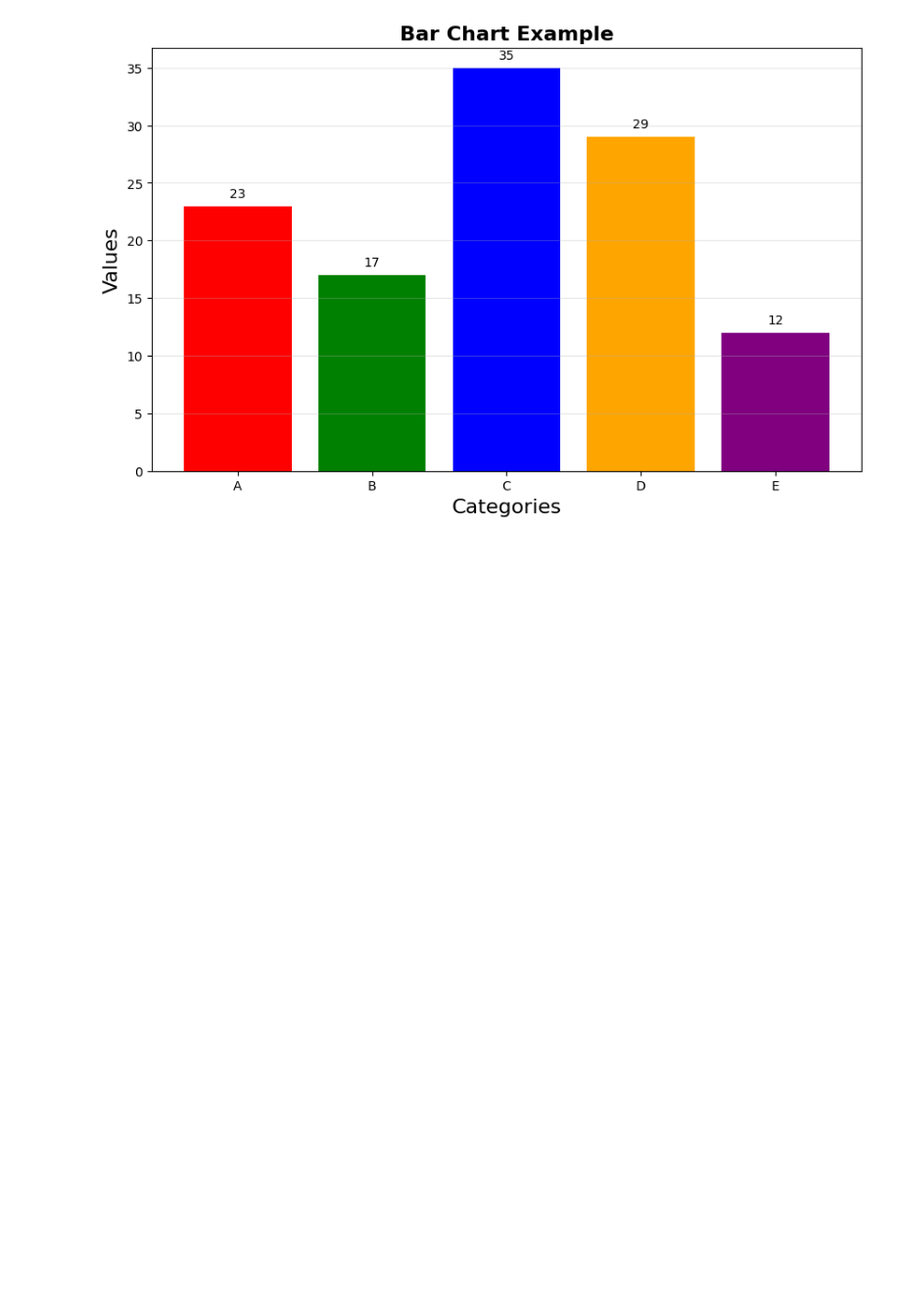
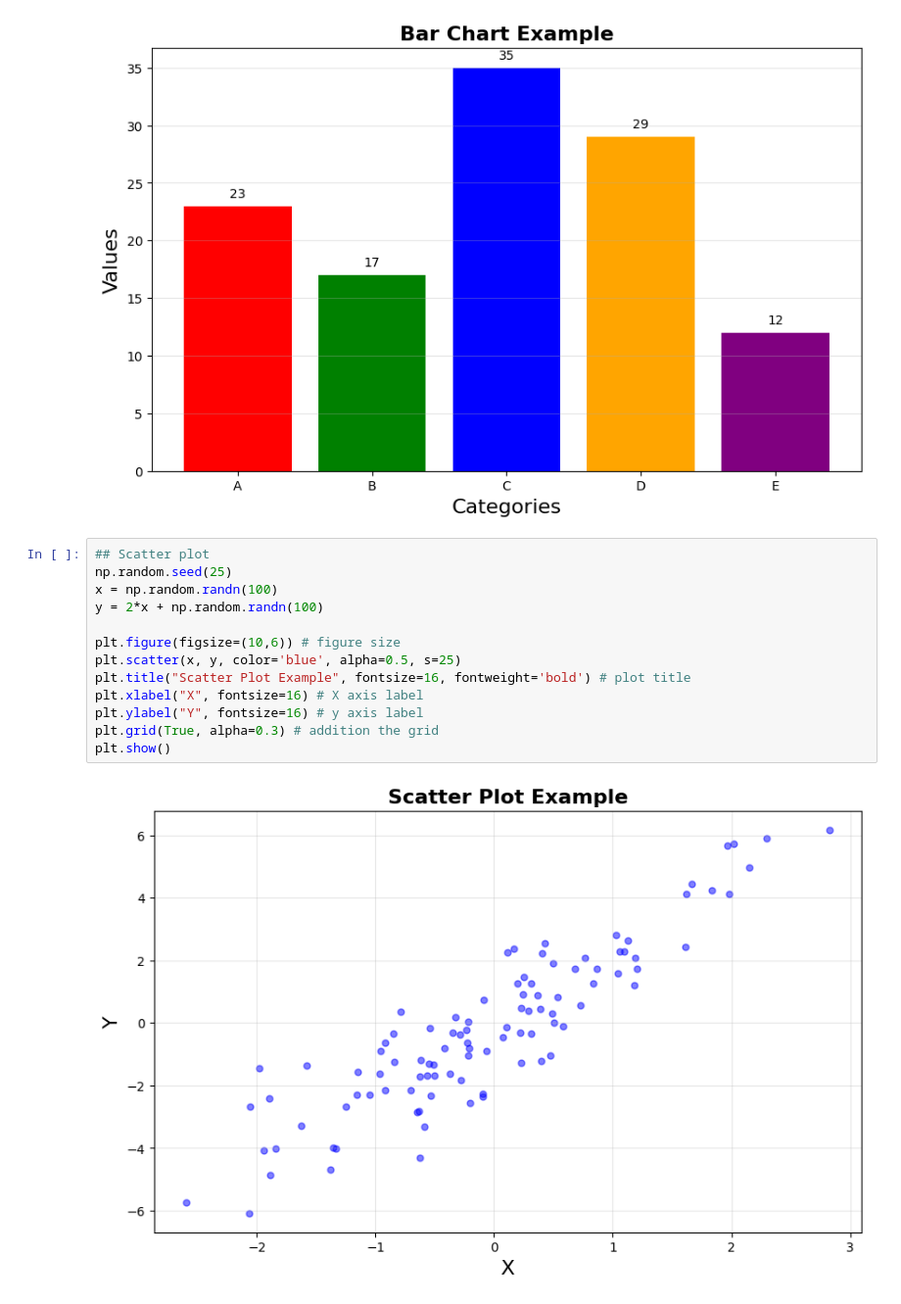
Before and after one commit to Kendimuriuki/Data-Science-Notebooks, a Jupyter notebook: Matplotlib.ipynb, the cells around one changed output. Shown at 98% size. Cells and saved outputs as stored; diff of their text form; blank space fills up the shorter version.

```diff
--- a/Matplotlib.ipynb
+++ b/Matplotlib.ipynb
@@ -151,3 +151,18 @@ plt.grid(True, alpha=0.3, axis='y') # addition the grid
 plt.show()
 # %% [output]
 [figure]
+# %%
+## Scatter plot
+np.random.seed(25)
+x = np.random.randn(100)
+y = 2*x + np.random.randn(100)
+
+plt.figure(figsize=(10,6)) # figure size
+plt.scatter(x, y, color='blue', alpha=0.5, s=25)
+plt.title("Scatter Plot Example", fontsize=16, fontweight='bold') # plot title
+plt.xlabel("X", fontsize=16) # X axis label
+plt.ylabel("Y", fontsize=16) # y axis label
+plt.grid(True, alpha=0.3) # addition the grid
+plt.show()
+# %% [output]
+[figure, added]
```
Also changed, not shown: parts of 1 cell of this notebook.
